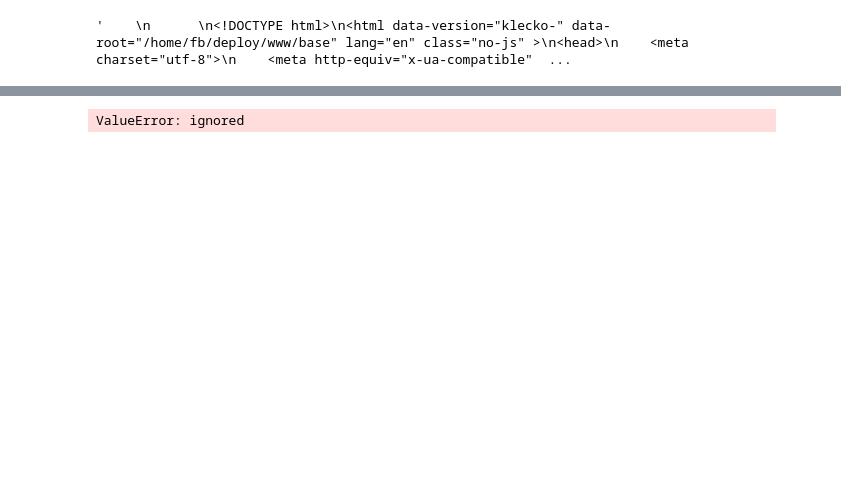
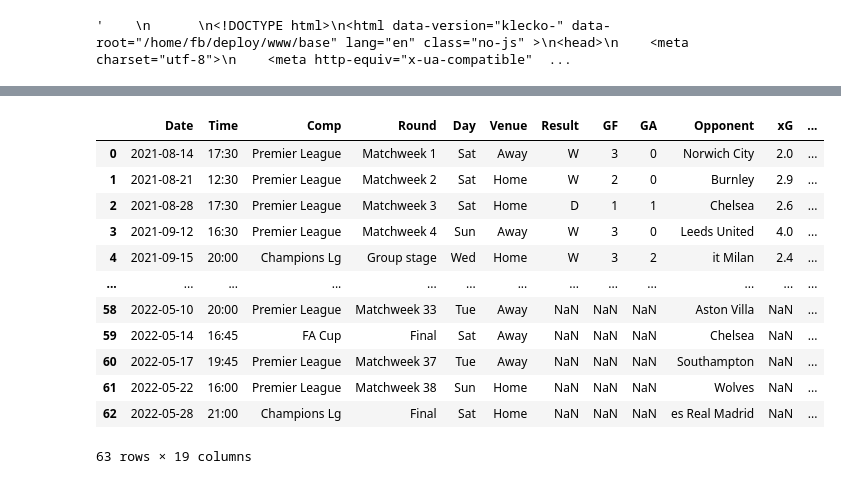
Before and after one commit to ashugk/test-repo, a Jupyter notebook: WebScrappingFootball.ipynb, the cells around one changed output, grey strips where cells are left out. Saved outputs shown, nothing was run; the diff lists cells and outputs as text; code cells hidden in the pictures; blank space fills up the shorter version.

```diff
--- a/WebScrappingFootball.ipynb
+++ b/WebScrappingFootball.ipynb
@@ -47,9 +47,26 @@ team_urls
  'https://fbref.com/en/squads/d3fd31cc/Everton-Stats',
  'https://fbref.com/en/squads/2abfe087/Watford-Stats',
  'https://fbref.com/en/squads/1c781004/Norwich-City-Stats']
+# %%
+team_url = team_urls[0]
+data = requests.get(team_url)
 # %%
 import pandas as pd
 # %%
 matches = pd.read_html(data.text, match="Scores & Fixtures ")
-# %% [output]
-ValueError: ignored
+# %%
+matches[0]
+# %% [output]
+|  | Date | Time | Comp | Round | Day | Venue | Result | GF | GA | Opponent | xG | ... |
+| 0 | 2021-08-14 | 17:30 | Premier League | Matchweek 1 | Sat | Away | W | 3 | 0 | Norwich City | 2.0 | ... |
+| 1 | 2021-08-21 | 12:30 | Premier League | Matchweek 2 | Sat | Home | W | 2 | 0 | Burnley | 2.9 | ... |
+| 2 | 2021-08-28 | 17:30 | Premier League | Matchweek 3 | Sat | Home | D | 1 | 1 | Chelsea | 2.6 | ... |
+| 3 | 2021-09-12 | 16:30 | Premier League | Matchweek 4 | Sun | Away | W | 3 | 0 | Leeds United | 4.0 | ... |
+| 4 | 2021-09-15 | 20:00 | Champions Lg | Group stage | Wed | Home | W | 3 | 2 | it Milan | 2.4 | ... |
+| ... | ... | ... | ... | ... | ... | ... | ... | ... | ... | ... | ... | ... |
+| 58 | 2022-05-10 | 20:00 | Premier League | Matchweek 33 | Tue | Away | NaN | NaN | NaN | Aston Villa | NaN | ... |
+| 59 | 2022-05-14 | 16:45 | FA Cup | Final | Sat | Away | NaN | NaN | NaN | Chelsea | NaN | ... |
+| 60 | 2022-05-17 | 19:45 | Premier League | Matchweek 37 | Tue | Away | NaN | NaN | NaN | Southampton | NaN | ... |
+| 61 | 2022-05-22 | 16:00 | Premier League | Matchweek 38 | Sun | Home | NaN | NaN | NaN | Wolves | NaN | ... |
+| 62 | 2022-05-28 | 21:00 | Champions Lg | Final | Sat | Home | NaN | NaN | NaN | es Real Madrid | NaN | ... |
+63 rows × 19 columns
```
Also changed, not shown: parts of 5 cells of this notebook.
